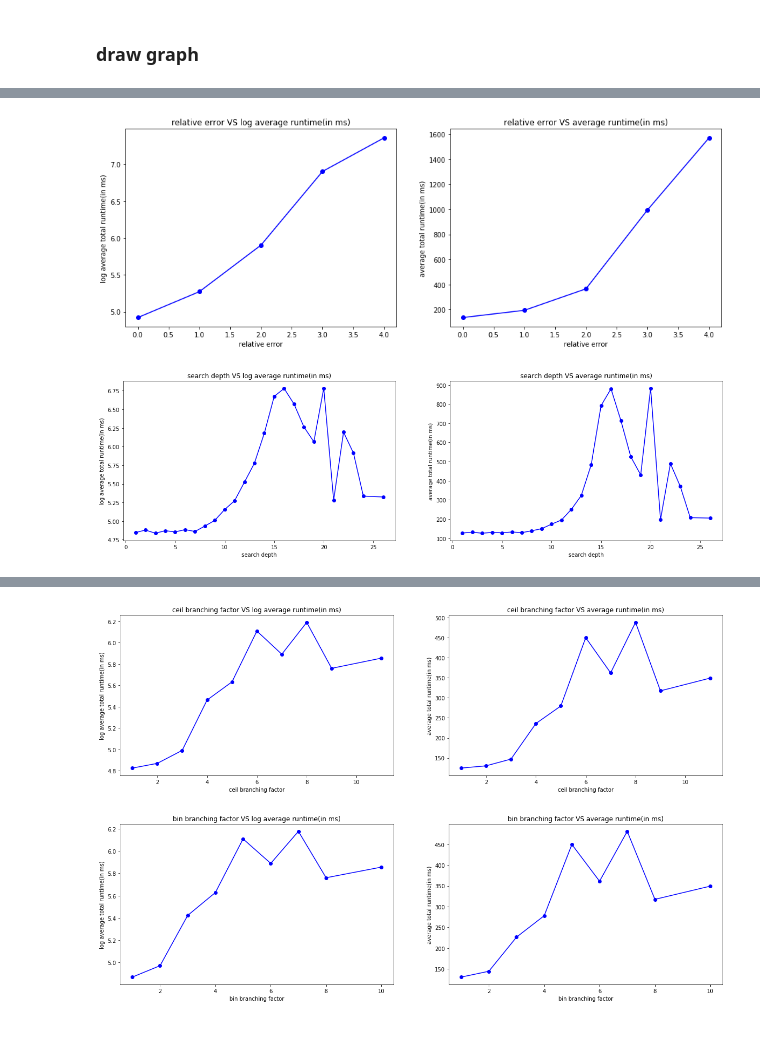
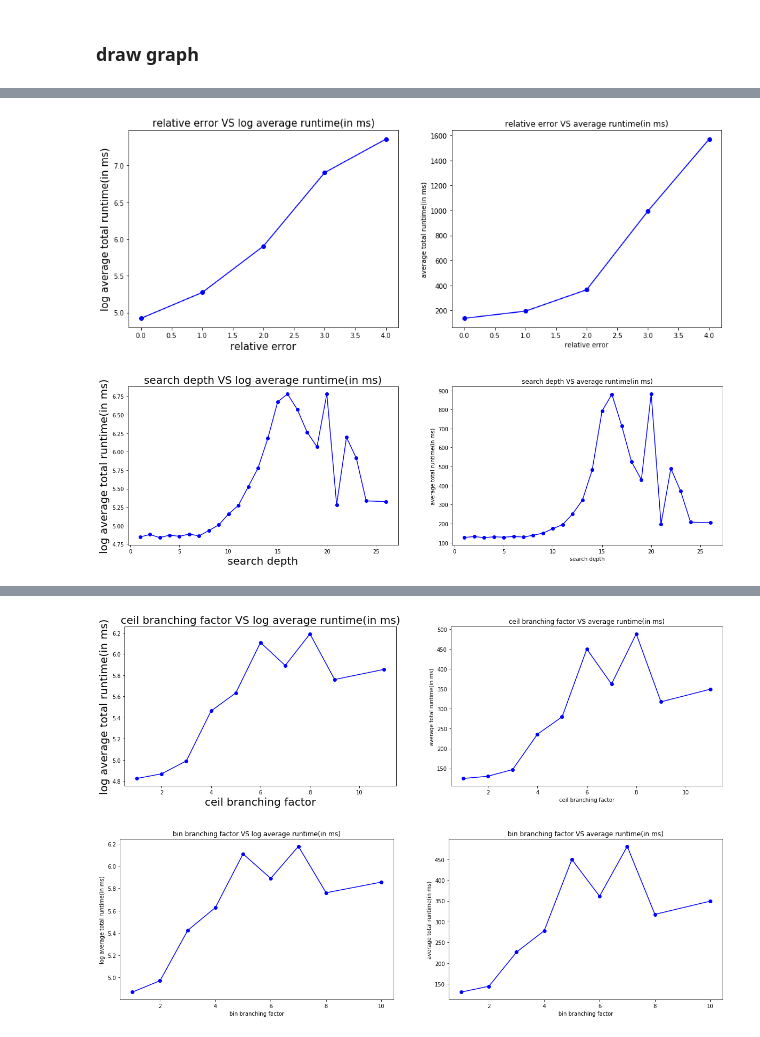
Before and after one commit to yangxvlin/Board-Game-Chexer-AI, a Jupyter notebook: project1/report.ipynb, the cells around one changed output, grey strips where cells are left out. Cells and saved outputs as stored; diff of their text form; code cells hidden in the pictures.

```diff
--- a/project1/report.ipynb
+++ b/project1/report.ipynb
@@ -155,9 +155,9 @@ plt.figure(figsize = [16, 12])
 
 plt.subplot(2, 2, 1)
 plt.plot(error, log_r_runtime, "bo-")
-plt.title("relative error VS log average runtime(in ms)")
-plt.xlabel("relative error")
-plt.ylabel("log average total runtime(in ms)")
+plt.title("relative error VS log average runtime(in ms)", fontsize = 15)
+plt.xlabel("relative error", fontsize = 15)
+plt.ylabel("log average total runtime(in ms)", fontsize = 15)
 
 plt.savefig("relative error.png", bbox_inches = 'tight')
 
@@ -169,7 +169,7 @@ plt.ylabel("average total runtime(in ms)")
 
 plt.show()
 # %% [output]
-[figure, old version]
+[figure, new version]
 # %%
 grouped = summary.groupby('depth of search tree')
 d_runtime = []
@@ -188,9 +188,9 @@ plt.figure(figsize = [20, 12])
 
 plt.subplot(2, 2, 1)
 plt.plot(depth, log_d_runtime, "bo-")
-plt.title("search depth VS log average runtime(in ms)")
-plt.xlabel("search depth")
-plt.ylabel("log average total runtime(in ms)")
+plt.title("search depth VS log average runtime(in ms)", fontsize = 20)
+plt.xlabel("search depth", fontsize = 20)
+plt.ylabel("log average total runtime(in ms)", fontsize = 20)
 
 plt.savefig("depth.png", bbox_inches = 'tight')
 
@@ -202,7 +202,7 @@ plt.ylabel("average total runtime(in ms)")
 
 plt.show()
 # %% [output]
-[figure, old version]
+[figure, new version]
 # %%
 # summary[summary['depth of search tree'] == 18]
 # %%
@@ -229,32 +229,32 @@ temp.head(10)
 # %%
 grouped = temp.groupby('average branching factor')
 f_runtime = []
 branching_factor = []
 for i, group in grouped:
     branching_factor.append(i)
     f_runtime.append(group['runtime(in ms)'].mean())
 
 log_f_runtime = list(map(log, f_runtime))
 
 plt.figure(figsize = [20, 12])
 
 plt.subplot(2, 2, 1)
 plt.plot(branching_factor, log_f_runtime, "bo-")
-plt.title("ceil branching factor VS log average runtime(in ms)")
-plt.xlabel("ceil branching factor")
-plt.ylabel("log average total runtime(in ms)")
+plt.title("ceil branching factor VS log average runtime(in ms)", fontsize = 20)
+plt.xlabel("ceil branching factor", fontsize = 20)
+plt.ylabel("log average total runtime(in ms)", fontsize = 20)
 
 plt.savefig("branching factor.png", bbox_inches = 'tight')
 
 plt.subplot(2, 2, 2)
 plt.plot(branching_factor, f_runtime, "bo-")
 plt.title("ceil branching factor VS average runtime(in ms)")
 plt.xlabel("ceil branching factor")
 plt.ylabel("average total runtime(in ms)")
 
 plt.show()
 # %% [output]
-[figure, old version]
+[figure, new version]
 # %%
 # method 2: bins branching factors
 temp2 = deepcopy(summary)
```
Also changed, not shown: parts of 2 cells of this notebook, 1 other file.
